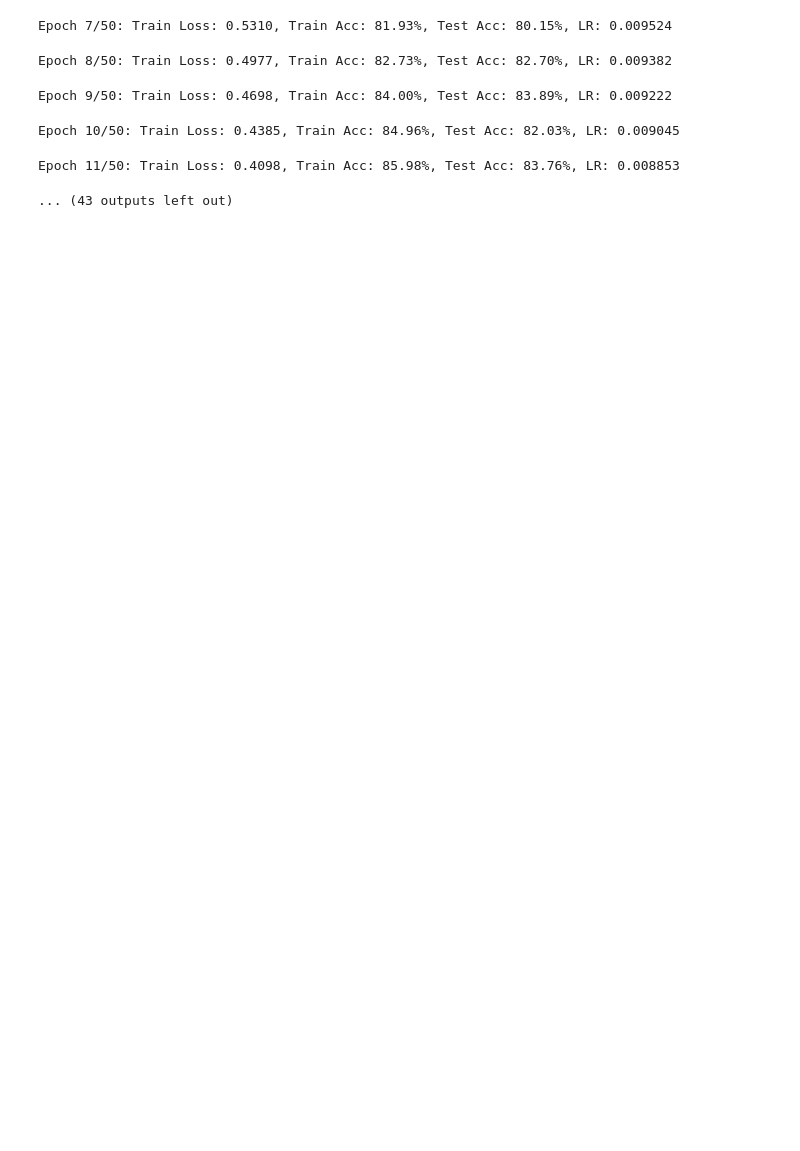
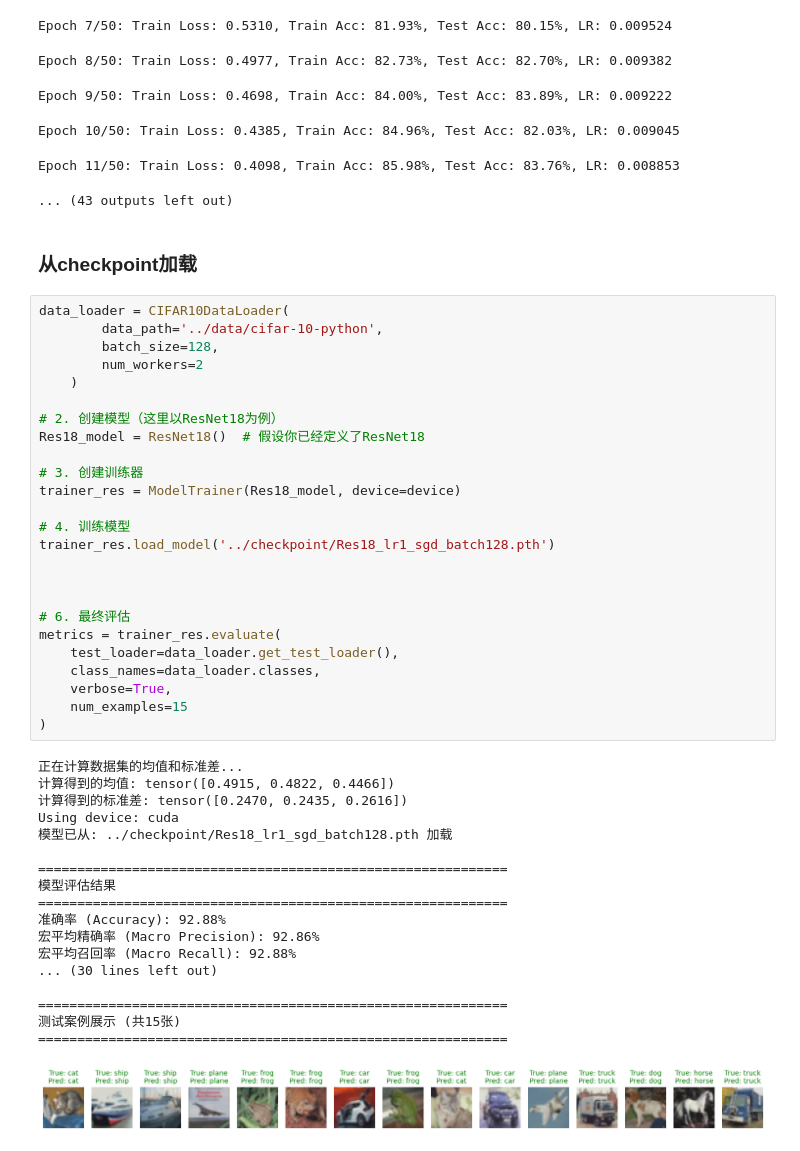
Before and after one commit to mysciz/xjtu-ml-class, a Jupyter notebook: exp/code/ml-exp2-img.ipynb, the cells around one changed output. Drawn from its saved outputs; the diff is of its cells as text; blank space fills up the shorter version.

Commit message:
load exp3

```diff
--- a/exp/code/ml-exp2-img.ipynb
+++ b/exp/code/ml-exp2-img.ipynb
@@ -996,3 +995,49 @@ Epoch 9/50: Train Loss: 0.4698, Train Acc: 84.00%, Test Acc: 83.89%, LR: 0.00922
 Epoch 10/50: Train Loss: 0.4385, Train Acc: 84.96%, Test Acc: 82.03%, LR: 0.009045
 Epoch 11/50: Train Loss: 0.4098, Train Acc: 85.98%, Test Acc: 83.76%, LR: 0.008853
 ... (43 outputs left out)
+# %% [markdown]
+### 从checkpoint加载
+# %%
+data_loader = CIFAR10DataLoader(
+        data_path='../data/cifar-10-python',
+        batch_size=128,
+        num_workers=2
+    )
+
+# 2. 创建模型（这里以ResNet18为例）
+Res18_model = ResNet18()  # 假设你已经定义了ResNet18
+
+# 3. 创建训练器
+trainer_res = ModelTrainer(Res18_model, device=device)
+
+# 4. 训练模型
+trainer_res.load_model('../checkpoint/Res18_lr1_sgd_batch128.pth')
+
+
+
+# 6. 最终评估
+metrics = trainer_res.evaluate(
+    test_loader=data_loader.get_test_loader(),
+    class_names=data_loader.classes,
+    verbose=True,
+    num_examples=15
+)
+# %% [output]
+正在计算数据集的均值和标准差...
+计算得到的均值: tensor([0.4915, 0.4822, 0.4466])
+计算得到的标准差: tensor([0.2470, 0.2435, 0.2616])
+Using device: cuda
+模型已从: ../checkpoint/Res18_lr1_sgd_batch128.pth 加载
+
+============================================================
+模型评估结果
+============================================================
+准确率 (Accuracy): 92.88%
+宏平均精确率 (Macro Precision): 92.86%
+宏平均召回率 (Macro Recall): 92.88%
+... (30 lines left out)
+
+============================================================
+测试案例展示 (共15张)
+============================================================
+[figure, added]
```
Also changed, not shown: parts of 2 cells of this notebook, 7 other files.
